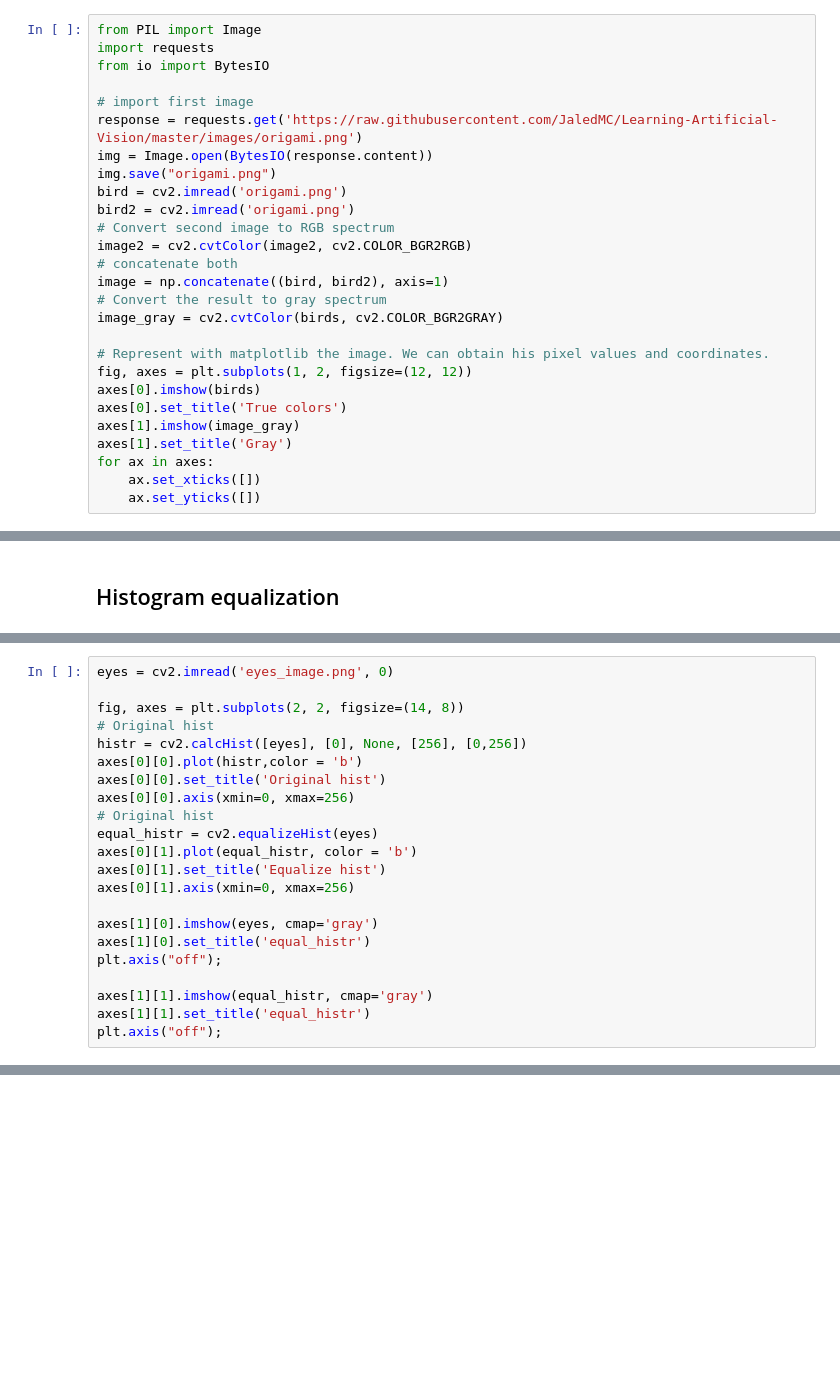
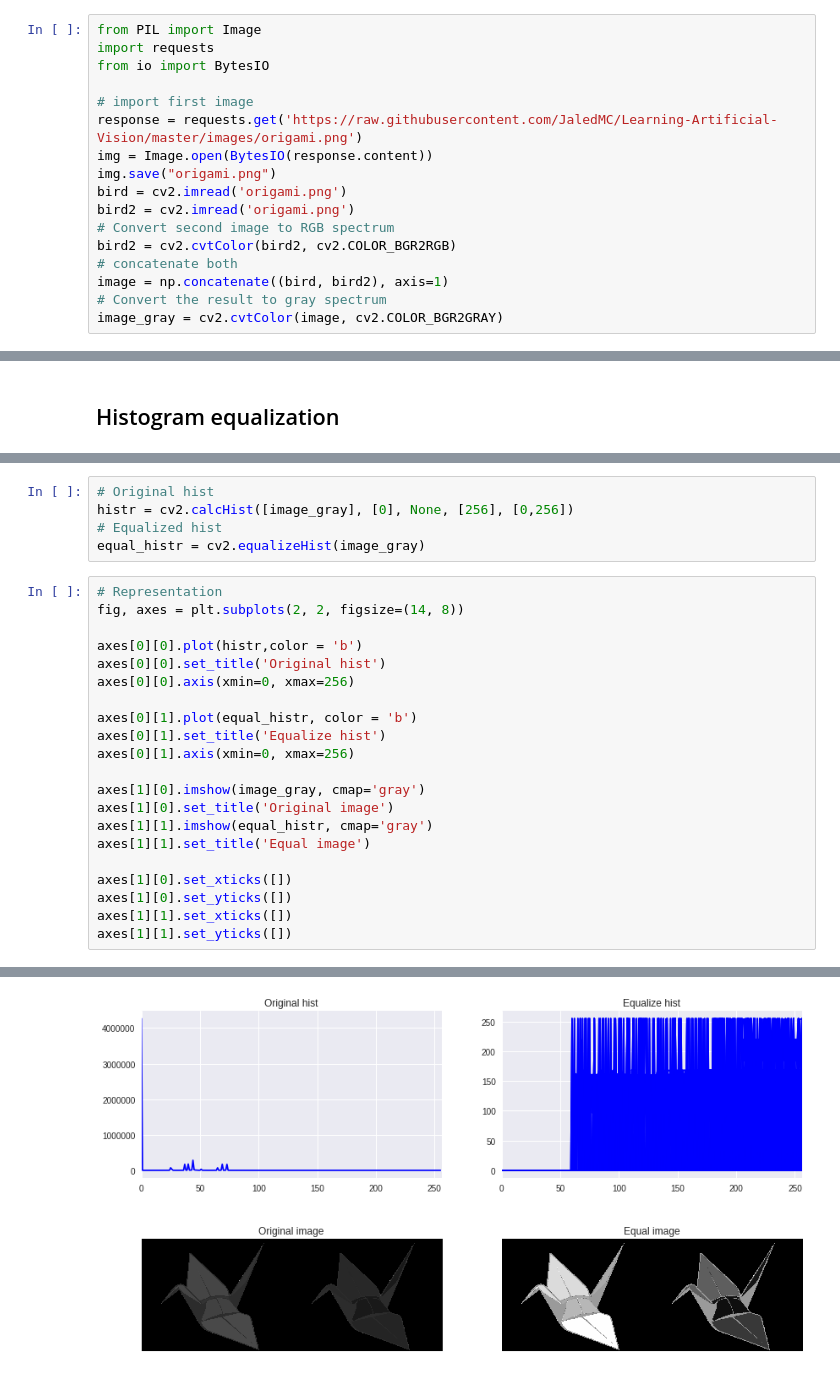
Before and after one commit to JaledMC/Learning-Artificial-Vision, a Jupyter notebook: histograms_HSV_images.ipynb, the cells around one changed output, grey strips where cells are left out. Cells and saved outputs as stored; diff of their text form; blank space fills up the shorter version.

```diff
--- a/histograms_HSV_images.ipynb
+++ b/histograms_HSV_images.ipynb
@@ -29,18 +29,8 @@ img.save("origami.png")
 bird = cv2.imread('origami.png')
 bird2 = cv2.imread('origami.png')
 # Convert second image to RGB spectrum
-image2 = cv2.cvtColor(image2, cv2.COLOR_BGR2RGB)
+bird2 = cv2.cvtColor(bird2, cv2.COLOR_BGR2RGB)
 # concatenate both
 image = np.concatenate((bird, bird2), axis=1)
 # Convert the result to gray spectrum
-image_gray = cv2.cvtColor(birds, cv2.COLOR_BGR2GRAY)
-
-# Represent with matplotlib the image. We can obtain his pixel values and coordinates.
-fig, axes = plt.subplots(1, 2, figsize=(12, 12))
-axes[0].imshow(birds)
-axes[0].set_title('True colors')
-axes[1].imshow(image_gray)
-axes[1].set_title('Gray')
-for ax in axes:
-    ax.set_xticks([])
-    ax.set_yticks([])
+image_gray = cv2.cvtColor(image, cv2.COLOR_BGR2GRAY)
@@ -70,22 +78,27 @@ Text(0.5,1,'BGR hist')
+# %%
+# Original hist
+histr = cv2.calcHist([image_gray], [0], None, [256], [0,256])
+# Equalized hist
+equal_histr = cv2.equalizeHist(image_gray)
 # %%
-eyes = cv2.imread('eyes_image.png', 0)
+# Representation
+fig, axes = plt.subplots(2, 2, figsize=(14, 8))
 
-fig, axes = plt.subplots(2, 2, figsize=(14, 8))
-# Original hist
-histr = cv2.calcHist([eyes], [0], None, [256], [0,256])
 axes[0][0].plot(histr,color = 'b')
 axes[0][0].set_title('Original hist')
 axes[0][0].axis(xmin=0, xmax=256)
-# Original hist
-equal_histr = cv2.equalizeHist(eyes)
+
 axes[0][1].plot(equal_histr, color = 'b')
 axes[0][1].set_title('Equalize hist')
 axes[0][1].axis(xmin=0, xmax=256)
 
-axes[1][0].imshow(eyes, cmap='gray')
-axes[1][0].set_title('equal_histr')
-plt.axis("off");
+axes[1][0].imshow(image_gray, cmap='gray')
+axes[1][0].set_title('Original image')
+axes[1][1].imshow(equal_histr, cmap='gray')
+axes[1][1].set_title('Equal image')
 
-axes[1][1].imshow(equal_histr, cmap='gray')
-axes[1][1].set_title('equal_histr')
-plt.axis("off");
+axes[1][0].set_xticks([])
+axes[1][0].set_yticks([])
+axes[1][1].set_xticks([])
+axes[1][1].set_yticks([])
+# %% [output]
@@ -91,0 +106 @@ plt.axis("off");
+[figure, added]
```
Also changed, not shown: parts of 19 cells of this notebook.
